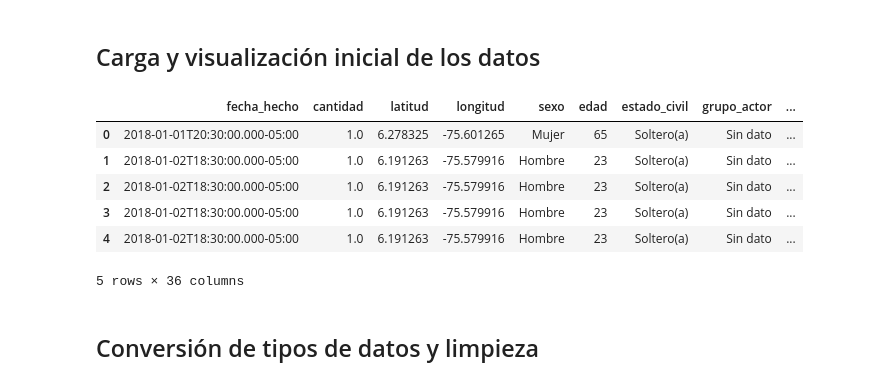
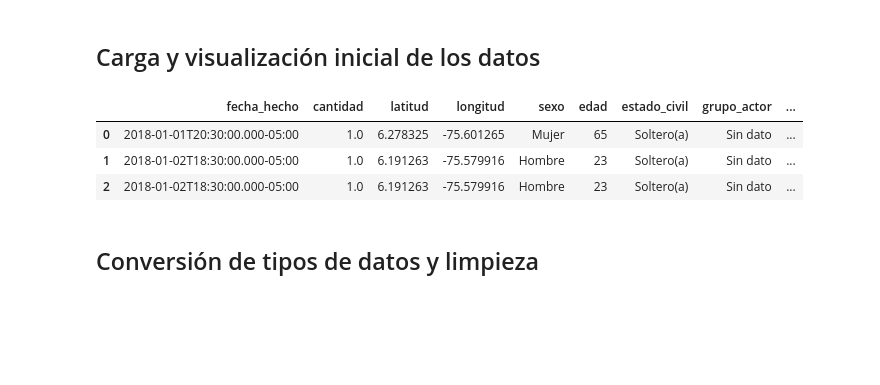
Before and after one commit to jomurielm/proyecto_analisis_geoespacial, a Jupyter notebook: analisis_hurto_medellin_2018.ipynb, the cells around one changed output. Saved outputs shown, nothing was run; the diff lists cells and outputs as text; code cells hidden in the pictures; blank space fills up the shorter version.

```diff
--- a/analisis_hurto_medellin_2018.ipynb
+++ b/analisis_hurto_medellin_2018.ipynb
@@ -51,17 +69,16 @@ import seaborn as sns
 plt.style.use('seaborn-v0_8')
 # %% [markdown]
 ## Carga y visualización inicial de los datos
+# %%
+pd.set_option('display.max_columns', None)
 # %%
 df = pd.read_parquet('.\data\hurto_a_persona.parquet.gzip')
-df.head(5)
+df.head(3)
 # %% [output]
 |  | fecha_hecho | cantidad | latitud | longitud | sexo | edad | estado_civil | grupo_actor | ... |
 | 0 | 2018-01-01T20:30:00.000-05:00 | 1.0 | 6.278325 | -75.601265 | Mujer | 65 | Soltero(a) | Sin dato | ... |
 | 1 | 2018-01-02T18:30:00.000-05:00 | 1.0 | 6.191263 | -75.579916 | Hombre | 23 | Soltero(a) | Sin dato | ... |
 | 2 | 2018-01-02T18:30:00.000-05:00 | 1.0 | 6.191263 | -75.579916 | Hombre | 23 | Soltero(a) | Sin dato | ... |
-| 3 | 2018-01-02T18:30:00.000-05:00 | 1.0 | 6.191263 | -75.579916 | Hombre | 23 | Soltero(a) | Sin dato | ... |
-| 4 | 2018-01-02T18:30:00.000-05:00 | 1.0 | 6.191263 | -75.579916 | Hombre | 23 | Soltero(a) | Sin dato | ... |
-5 rows × 36 columns
 # %% [markdown]
 ## Conversión de tipos de datos y limpieza
 # %%
```
Also changed, not shown: parts of 7 cells of this notebook, 2 other files.
